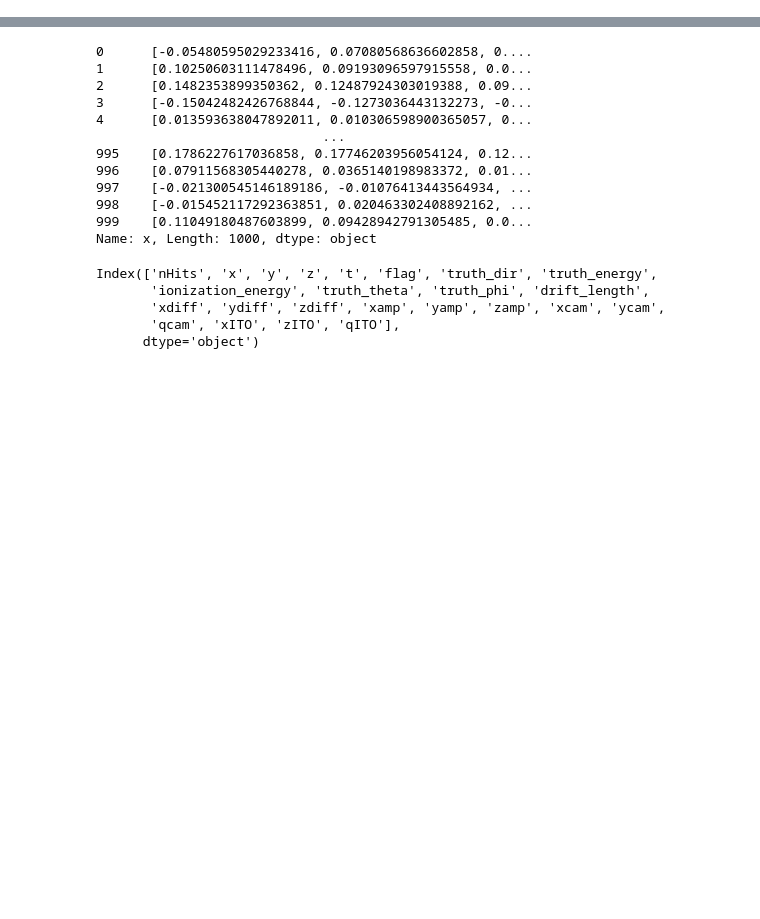
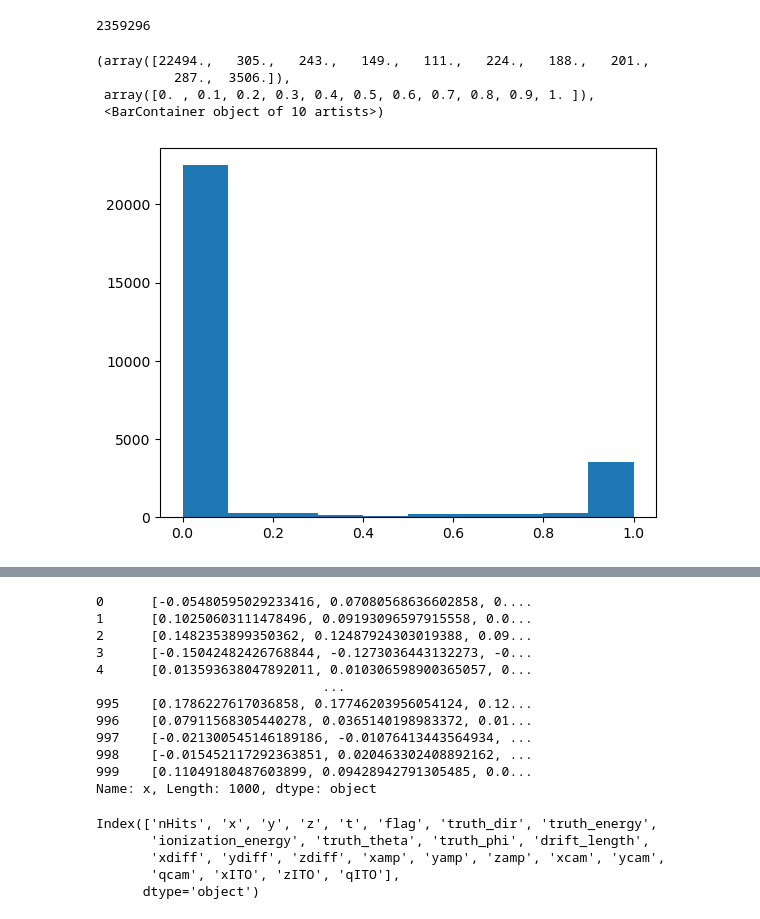
Before and after one commit to jschuel/MIGDAL_simulator, a Jupyter notebook: plot_output.ipynb, the cells around one changed output, grey strips where cells are left out. Drawn from its saved outputs; the diff is of its cells as text; code cells hidden in the pictures; blank space fills up the shorter version.

```diff
--- a/plot_output.ipynb
+++ b/plot_output.ipynb
@@ -6,0 +16,26 @@ df = pd.read_feather("data/4.975keV_1000Events_all.feather")
+# %%
+tmp = df.iloc[5]
+NRidx = np.where(tmp['IDgain2'] == 1)[0]
+ERidx = np.where(tmp['IDgain2'] == 0)[0]
+NRhist = np.histogram2d(tmp['xgain2'][NRidx],tmp['ygain2'][NRidx],bins=(2048,1152),range=((-4,4),(-2.25,2.25)))[0].T
+ERhist = np.histogram2d(tmp['xgain2'][ERidx],tmp['ygain2'][ERidx],bins=(2048,1152),range=((-4,4),(-2.25,2.25)))[0].T
+# %%
+totalhist = NRhist + ERhist
+fraction = np.divide(ERhist, totalhist, out=np.zeros_like(ERhist, dtype=float), where=totalhist != 0)
+# %%
+len(fraction.ravel())
+# %% [output]
+2359296
+# %%
+sparse_hist = np.where(totalhist > 0)
+y,x = sparse_hist
+q = totalhist[sparse_hist]
+frac = fraction[sparse_hist]
+# %%
+plt.hist(frac)
+# %% [output]
+(array([22494.,   305.,   243.,   149.,   111.,   224.,   188.,   201.,
+          287.,  3506.]),
+ array([0. , 0.1, 0.2, 0.3, 0.4, 0.5, 0.6, 0.7, 0.8, 0.9, 1. ]),
+ <BarContainer object of 10 artists>)
+[figure, added]
```
Also changed, not shown: parts of 8 cells of this notebook, 2 other files.
